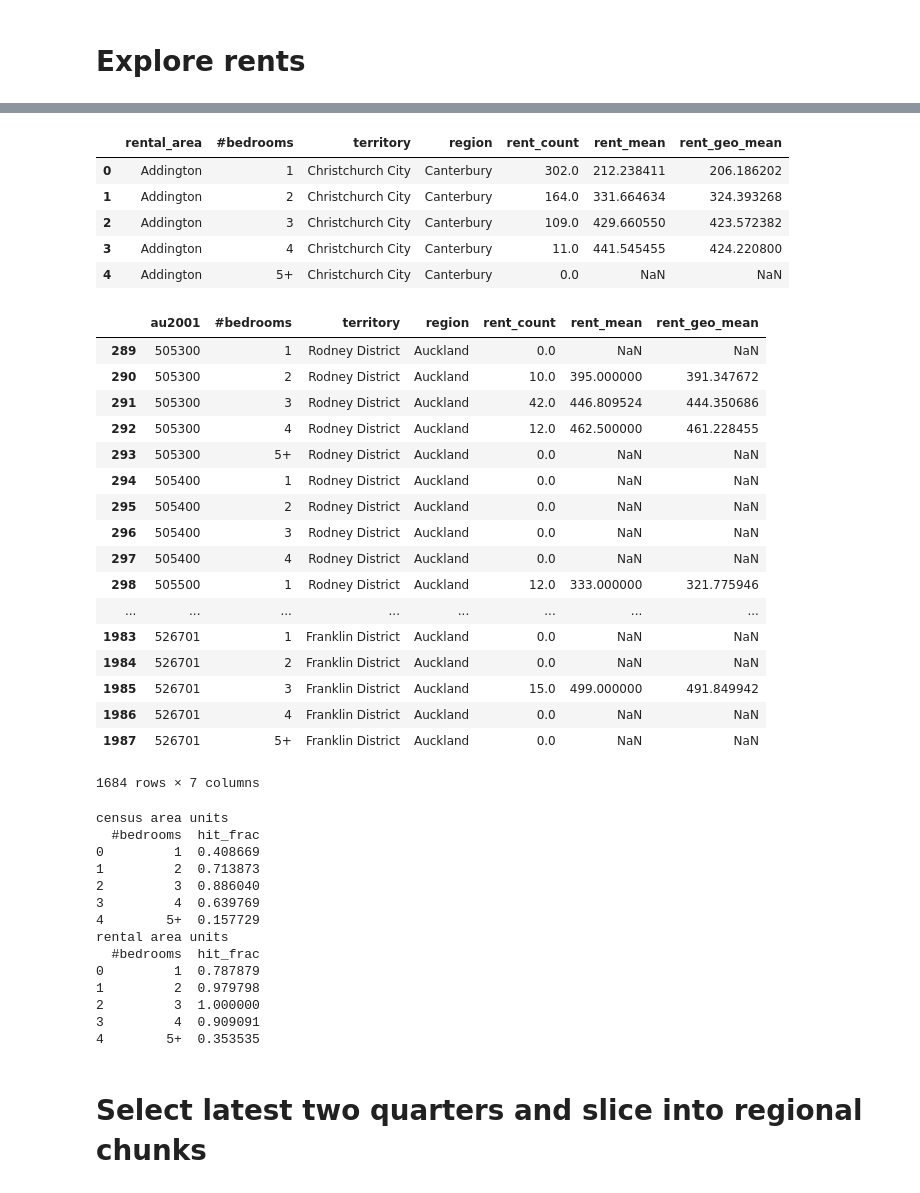
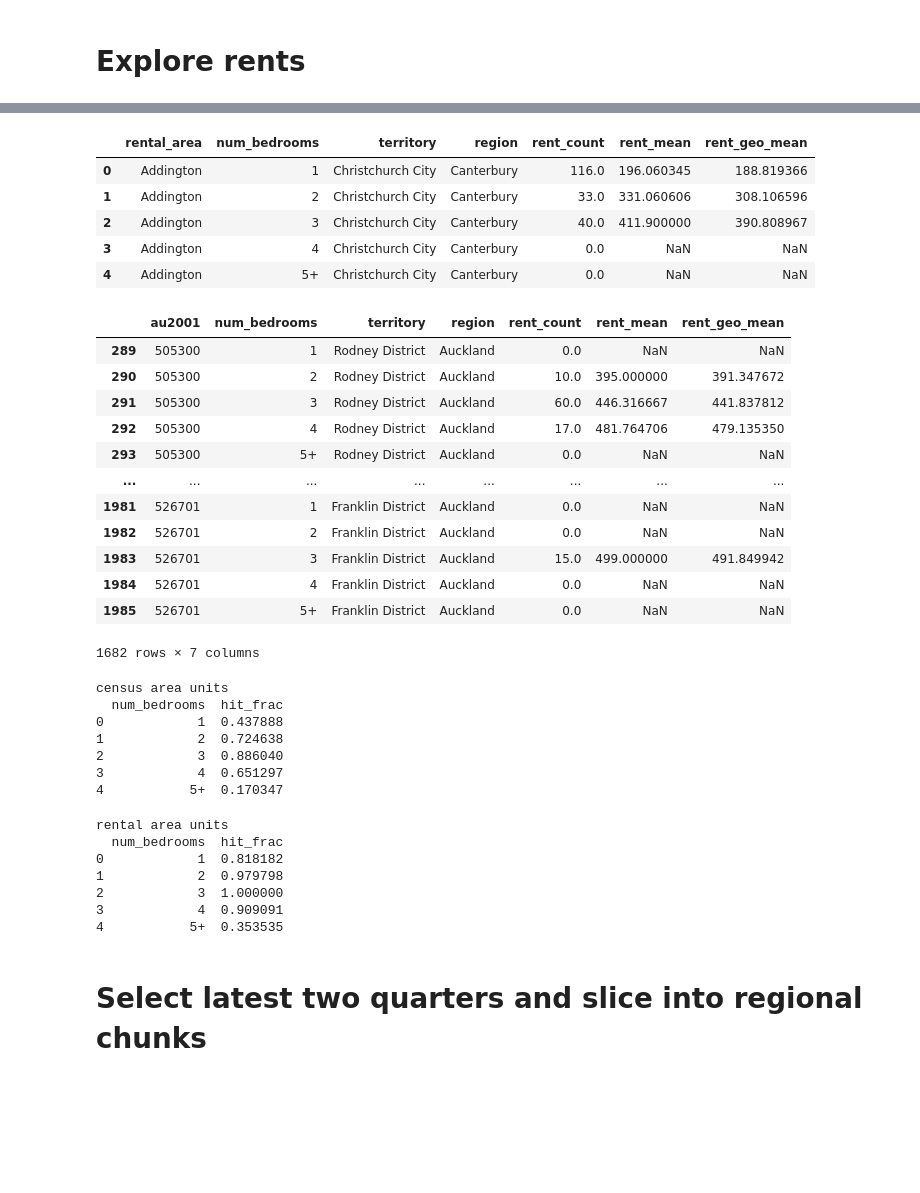
Before and after one commit to araichev/affordability_nz, a Jupyter notebook: py/prepare_rents.ipynb, the cells around one changed output, grey strips where cells are left out. Saved outputs shown, nothing was run; the diff lists cells and outputs as text; code cells hidden in the pictures; blank space fills up the shorter version.

```diff
--- a/py/prepare_rents.ipynb
+++ b/py/prepare_rents.ipynb
@@ -177,39 +178,35 @@ rents.head()
 # %%
 # Slice in time and aggregate
-agg_rents = hp.aggregate_rents(rents, '2018-06-01')
+agg_rents = hp.aggregate_rents(rents, '2019-09-01')
 agg_rents.head()
 # %% [output]
-|  | rental_area | #bedrooms | territory | region | rent_count | rent_mean | rent_geo_mean |
-| 0 | Addington | 1 | Christchurch City | Canterbury | 302.0 | 212.238411 | 206.186202 |
-| 1 | Addington | 2 | Christchurch City | Canterbury | 164.0 | 331.664634 | 324.393268 |
-| 2 | Addington | 3 | Christchurch City | Canterbury | 109.0 | 429.660550 | 423.572382 |
-| 3 | Addington | 4 | Christchurch City | Canterbury | 11.0 | 441.545455 | 424.220800 |
+|  | rental_area | num_bedrooms | territory | region | rent_count | rent_mean | rent_geo_mean |
+| 0 | Addington | 1 | Christchurch City | Canterbury | 116.0 | 196.060345 | 188.819366 |
+| 1 | Addington | 2 | Christchurch City | Canterbury | 33.0 | 331.060606 | 308.106596 |
+| 2 | Addington | 3 | Christchurch City | Canterbury | 40.0 | 411.900000 | 390.808967 |
+| 3 | Addington | 4 | Christchurch City | Canterbury | 0.0 | NaN | NaN |
 | 4 | Addington | 5+ | Christchurch City | Canterbury | 0.0 | NaN | NaN |
 # %%
-f = hp.aggregate_rents(rents, '2018-06-01', groupby_cols=('au2001', '#bedrooms'))
-cond = f['region'] == 'Auckland'
-f[cond]
+(
+    hp.aggregate_rents(rents, '2018-06-01', groupby_cols=('au2001', 'num_bedrooms'))
+    .loc[lambda x: x.region == 'Auckland']
+)
 # %% [output]
-|  | au2001 | #bedrooms | territory | region | rent_count | rent_mean | rent_geo_mean |
+|  | au2001 | num_bedrooms | territory | region | rent_count | rent_mean | rent_geo_mean |
 | 289 | 505300 | 1 | Rodney District | Auckland | 0.0 | NaN | NaN |
 | 290 | 505300 | 2 | Rodney District | Auckland | 10.0 | 395.000000 | 391.347672 |
-| 291 | 505300 | 3 | Rodney District | Auckland | 42.0 | 446.809524 | 444.350686 |
-| 292 | 505300 | 4 | Rodney District | Auckland | 12.0 | 462.500000 | 461.228455 |
+| 291 | 505300 | 3 | Rodney District | Auckland | 60.0 | 446.316667 | 441.837812 |
+| 292 | 505300 | 4 | Rodney District | Auckland | 17.0 | 481.764706 | 479.135350 |
 | 293 | 505300 | 5+ | Rodney District | Auckland | 0.0 | NaN | NaN |
-| 294 | 505400 | 1 | Rodney District | Auckland | 0.0 | NaN | NaN |
-| 295 | 505400 | 2 | Rodney District | Auckland | 0.0 | NaN | NaN |
-| 296 | 505400 | 3 | Rodney District | Auckland | 0.0 | NaN | NaN |
-| 297 | 505400 | 4 | Rodney District | Auckland | 0.0 | NaN | NaN |
-| 298 | 505500 | 1 | Rodney District | Auckland | 12.0 | 333.000000 | 321.775946 |
 | ... | ... | ... | ... | ... | ... | ... | ... |
-| 1983 | 526701 | 1 | Franklin District | Auckland | 0.0 | NaN | NaN |
-| 1984 | 526701 | 2 | Franklin District | Auckland | 0.0 | NaN | NaN |
-| 1985 | 526701 | 3 | Franklin District | Auckland | 15.0 | 499.000000 | 491.849942 |
-| 1986 | 526701 | 4 | Franklin District | Auckland | 0.0 | NaN | NaN |
-| 1987 | 526701 | 5+ | Franklin District | Auckland | 0.0 | NaN | NaN |
+| 1981 | 526701 | 1 | Franklin District | Auckland | 0.0 | NaN | NaN |
+| 1982 | 526701 | 2 | Franklin District | Auckland | 0.0 | NaN | NaN |
+| 1983 | 526701 | 3 | Franklin District | Auckland | 15.0 | 499.000000 | 491.849942 |
+| 1984 | 526701 | 4 | Franklin District | Auckland | 0.0 | NaN | NaN |
+| 1985 | 526701 | 5+ | Franklin District | Auckland | 0.0 | NaN | NaN |
-1684 rows × 7 columns
+1682 rows × 7 columns
 # %%
-# What fraction of rental data do we have by #bedrooms?
+# What fraction of rental data do we have by num_bedrooms?
 
 def hits(group):
     d = {}
@@ -217,30 +214,30 @@ def hits(group):
     return pd.Series(d)
 
 date = '2018-06-01'
-f = hp.aggregate_rents(rents, date, groupby_cols=('au2001', '#bedrooms'))
+f = hp.aggregate_rents(rents, date, groupby_cols=('au2001', 'num_bedrooms'))
 cond = f['region'] == 'Auckland'
 print('census area units')
-print(f[cond].copy().groupby('#bedrooms').apply(hits).reset_index())
+print(f[cond].copy().groupby('num_bedrooms').apply(hits).reset_index())
 
-f = hp.aggregate_rents(rents, date, groupby_cols=('rental_area', '#bedrooms'))
+f = hp.aggregate_rents(rents, date, groupby_cols=('rental_area', 'num_bedrooms'))
 cond = f['region'] == 'Auckland'
 print('rental area units')
-print(f[cond].copy().groupby('#bedrooms').apply(hits).reset_index())
+print(f[cond].copy().groupby('num_bedrooms').apply(hits).reset_index())
 # %% [output]
 census area units
-  #bedrooms  hit_frac
-0         1  0.408669
-1         2  0.713873
-2         3  0.886040
-3         4  0.639769
-4        5+  0.157729
-rental area units
-  #bedrooms  hit_frac
-0         1  0.787879
-1         2  0.979798
-2         3  1.000000
-3         4  0.909091
-4        5+  0.353535
+  num_bedrooms  hit_frac
+0            1  0.437888
+1            2  0.724638
+2            3  0.886040
+3            4  0.651297
+4           5+  0.170347
+rental area units
+  num_bedrooms  hit_frac
+0            1  0.818182
+1            2  0.979798
+2            3  1.000000
+3            4  0.909091
+4           5+  0.353535
 # %% [markdown]
 # Select latest two quarters and slice into regional chunks
 # %%
```
Also changed, not shown: parts of 6 cells of this notebook, 26 other files.
